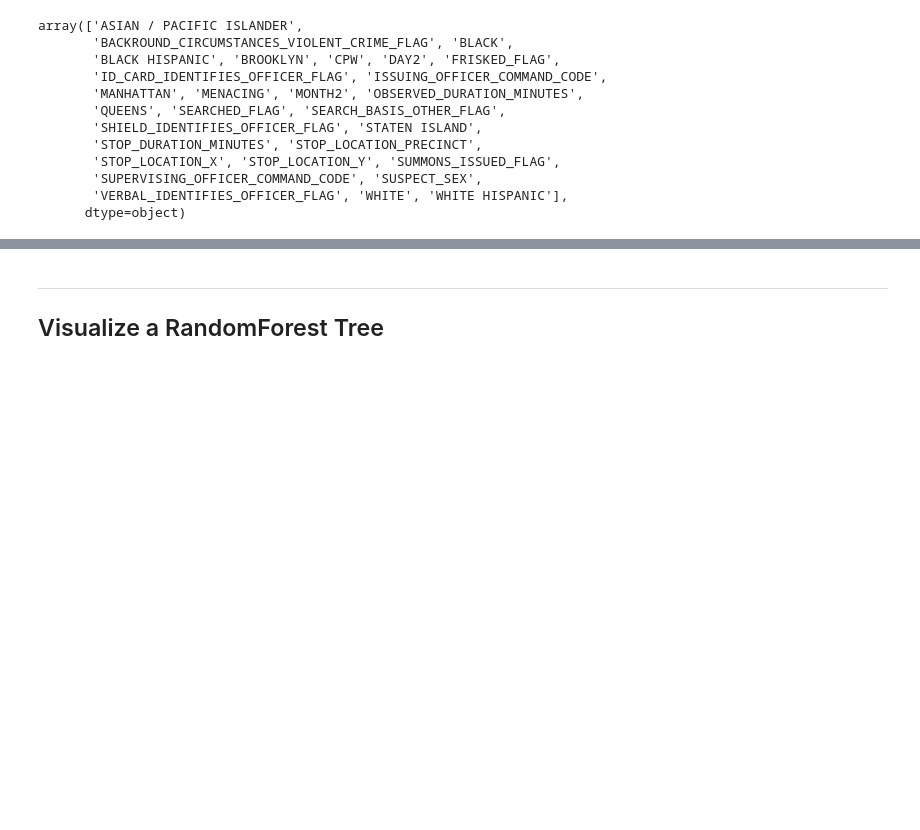
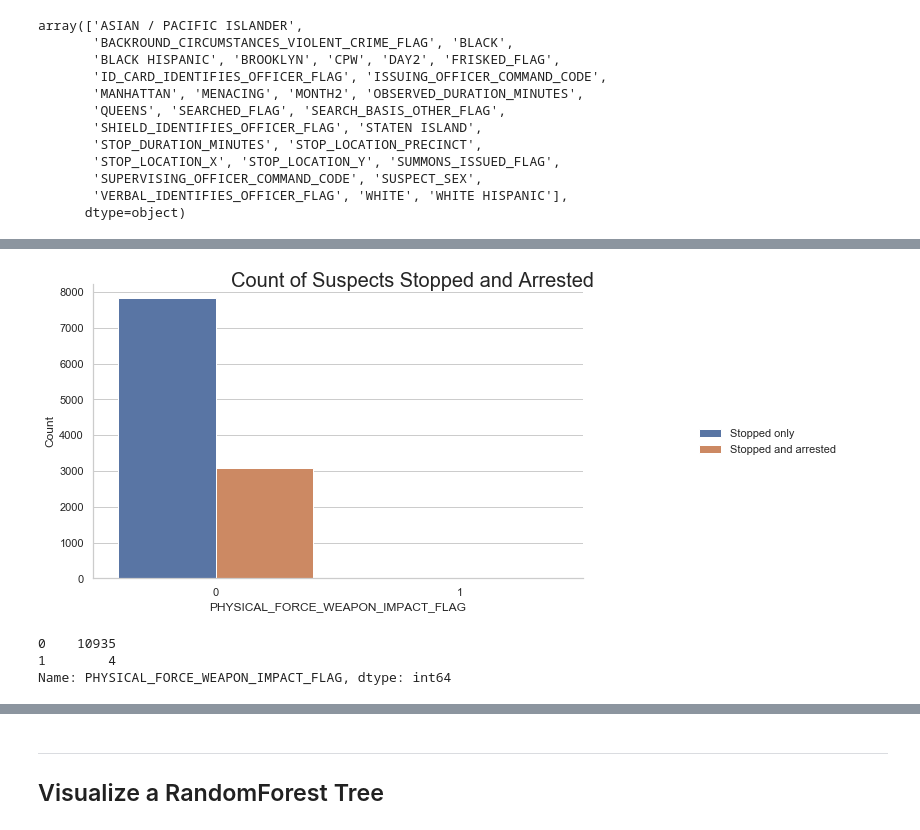
Before and after one commit to phoebewong/NYPD-Algorithm-Fairness, a Jupyter notebook: src/NYPD-Algorithm-Fairness-Stat-Parity2.ipynb, the cells around one changed output, grey strips where cells are left out. Drawn from its saved outputs; the diff is of its cells as text; code cells hidden in the pictures; blank space fills up the shorter version.

```diff
--- a/src/NYPD-Algorithm-Fairness-Stat-Parity2.ipynb
+++ b/src/NYPD-Algorithm-Fairness-Stat-Parity2.ipynb
@@ -933,3 +929,27 @@ plt.savefig('shap_rf_full_class0.png', bbox_inches='tight')
+# %%
+# temp = sqf_df['SUSPECT_RACE_DESCRIPTION'].value_counts()
+sns.set(style="whitegrid")
+ax = sns.catplot(x="PHYSICAL_FORCE_WEAPON_IMPACT_FLAG", hue="SUSPECT_ARRESTED_FLAG", kind="count", data=model_df)
+ax.fig.set_size_inches(12,5)
+ax.set_axis_labels("PHYSICAL_FORCE_WEAPON_IMPACT_FLAG", "Count")
+ax.fig.suptitle("Count of Suspects Stopped and Arrested", fontsize = 20)
+
+# title
+ax._legend.set_title("")
+
+# legend
+new_labels = ['Stopped only', 'Stopped and arrested']
+for t, l in zip(ax._legend.texts, new_labels):
+    t.set_text(l);
+plt.savefig('../viz/shap_phyforce.png', bbox_inches='tight')
+# %% [output]
+[figure, added]
+# %%
+model_df.PHYSICAL_FORCE_WEAPON_IMPACT_FLAG.value_counts()
+# %% [output]
+0    10935
+1        4
+Name: PHYSICAL_FORCE_WEAPON_IMPACT_FLAG, dtype: int64
 # %%
 # small model
 explainer_rf_fair = shap.TreeExplainer(model_rf_fair)
```
Also changed, not shown: parts of 37 cells of this notebook.
